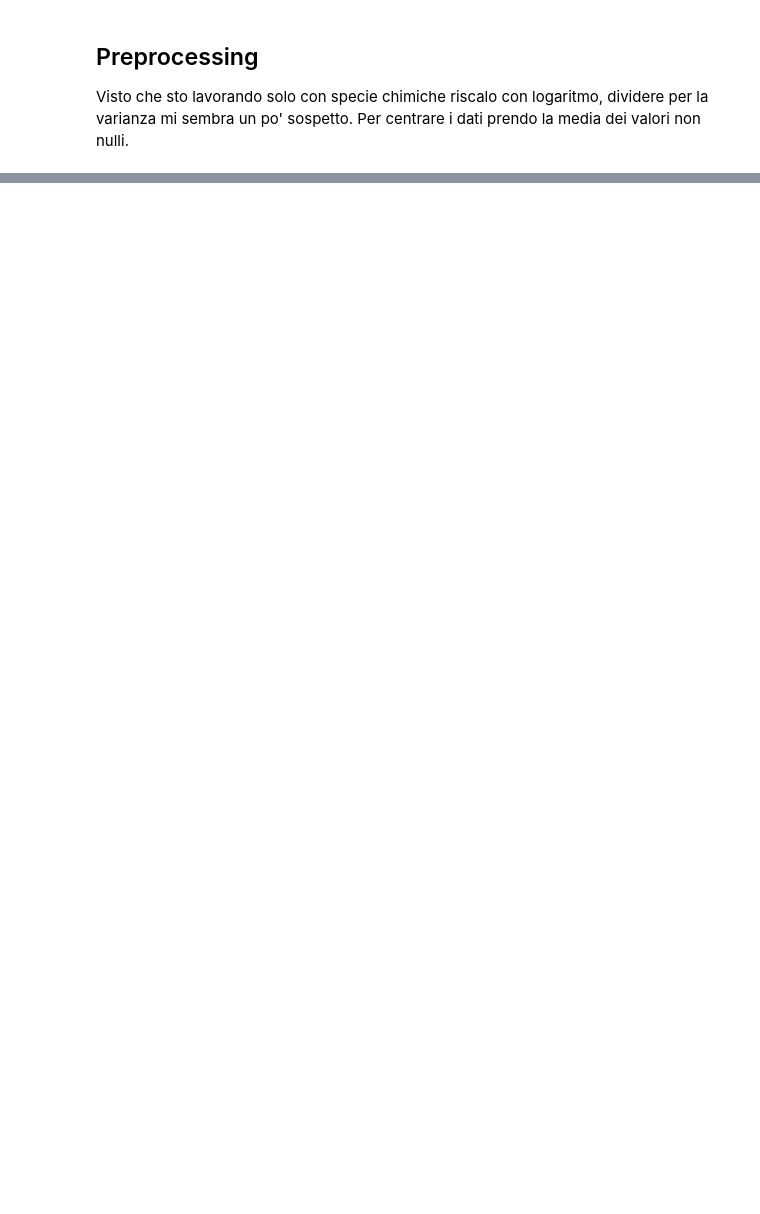
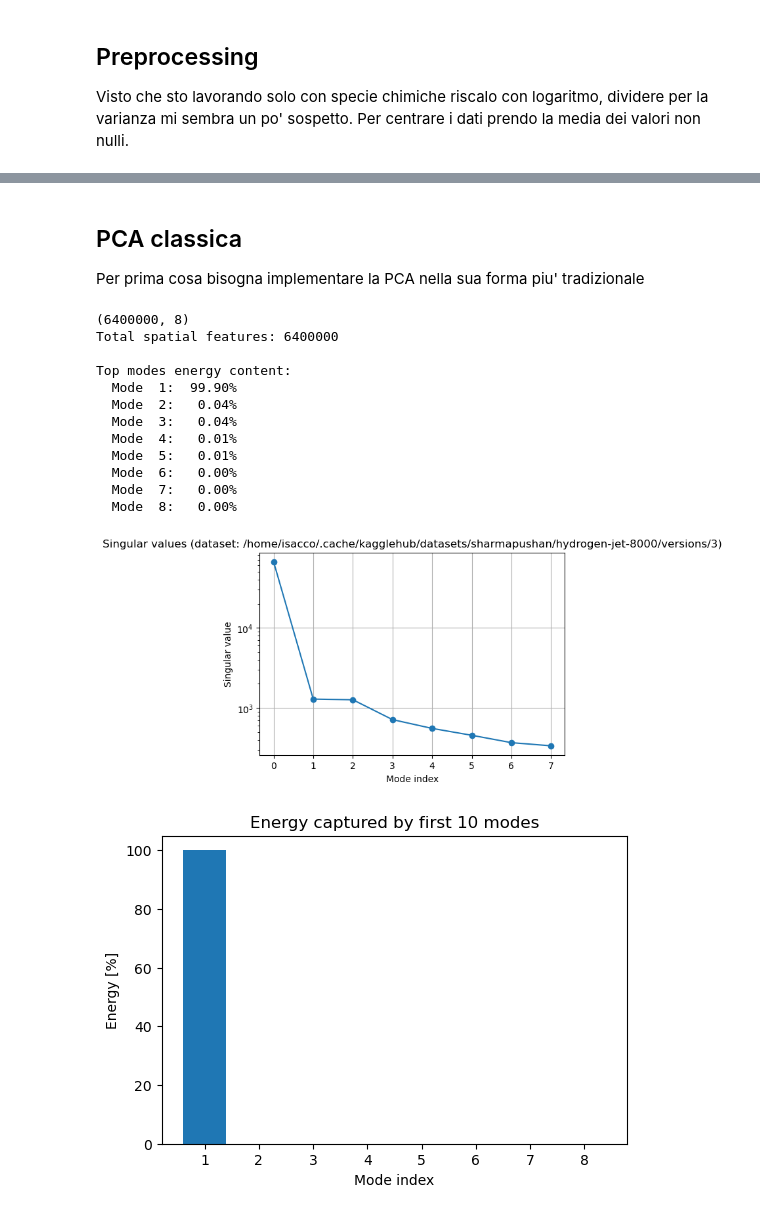
Before and after one commit to Isi2000/SIMPOSIUM_41, a Jupyter notebook: pca_vs_hopca.ipynb, the cells around one changed output, grey strips where cells are left out. Drawn from its saved outputs; the diff is of its cells as text; code cells hidden in the pictures; blank space fills up the shorter version.

```diff
--- a/pca_vs_hopca.ipynb
+++ b/pca_vs_hopca.ipynb
@@ -264,0 +325,57 @@ YHO2            -8.023845e-01 2.578418e+00 -2.846332e+00 4.188980e+00
+# %% [markdown]
+## PCA classica
+
+Per prima cosa bisogna implementare la PCA nella sua forma piu' tradizionale
+# %%
+for dataset_path, tensor in tensors.items():
+    X =  tensor.reshape(tensor.shape[0]*tensor.shape[1]*tensor.shape[3], tensor.shape[2])
+    U, sigma, V = np.linalg.svd(X, full_matrices=False)
+    Phi = U
+    print(U.shape)
+    # Temporal coefficients (principal components)
+    T = np.diag(sigma) @ V
+
+    energy = sigma**2
+    energy_fraction = energy / np.sum(energy)
+
+    print(f"Total spatial features: {X.shape[0]}")
+    print("\nTop modes energy content:")
+    for i in range(8):
+        print(f"  Mode {i+1:2d}: {energy_fraction[i]*100:6.2f}%")
+
+    # --- Plot singular values and energy ---
+    plt.figure(figsize=(6,4))
+    plt.semilogy(sigma, 'o-')
+    plt.title(f"Singular values (dataset: {dataset_path})")
+    plt.xlabel("Mode index")
+    plt.ylabel("Singular value")
+    plt.grid(True)
+    plt.show()
+
+    plt.figure(figsize=(6,4))
+    plt.bar(np.arange(1, 9), energy_fraction[:10]*100)
+    plt.title("Energy captured by first 10 modes")
+    plt.xlabel("Mode index")
+    plt.ylabel("Energy [%]")
+    plt.show()
+
+    phi1 = Phi[:, 2].reshape(Ny_sub, Nx_sub, 1, 200)
+    plt.imshow(phi1[:, :, :, 0], cmap='coolwarm')  # e.g. first species
+    plt.title("Spatial mode 1 (first species)")
+    plt.colorbar()
+    plt.show()
+# %% [output]
+(6400000, 8)
+Total spatial features: 6400000
+
+Top modes energy content:
+  Mode  1:  99.90%
+  Mode  2:   0.04%
+  Mode  3:   0.04%
+  Mode  4:   0.01%
+  Mode  5:   0.01%
+  Mode  6:   0.00%
+  Mode  7:   0.00%
+  Mode  8:   0.00%
+[figure, added]
+[figure, added]
```
Also changed, not shown: parts of 9 cells of this notebook, 3 other files.
